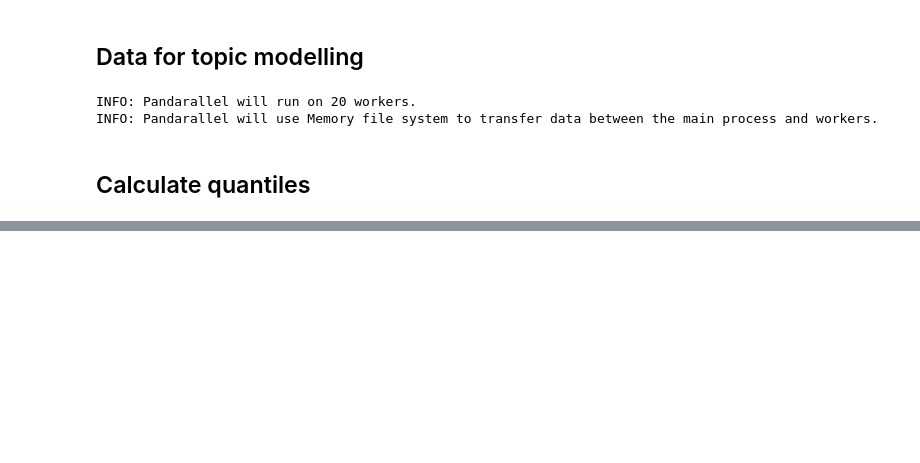
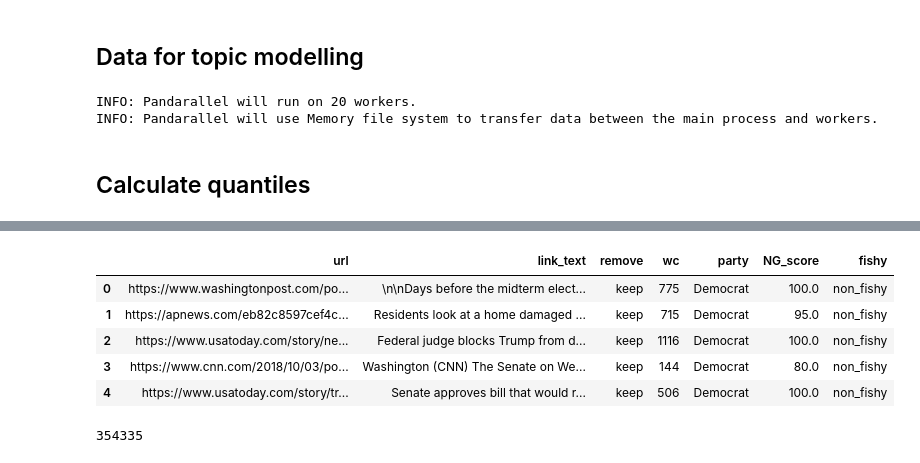
Before and after one commit to JanaLasser/new-ontology-of-truth, a Jupyter notebook: code/tweet_collection/wrangle_data.ipynb, the cells around one changed output, grey strips where cells are left out. Saved outputs shown, nothing was run; the diff lists cells and outputs as text; code cells hidden in the pictures; blank space fills up the shorter version.

```diff
--- a/code/tweet_collection/wrangle_data.ipynb
+++ b/code/tweet_collection/wrangle_data.ipynb
@@ -997,0 +1248,15 @@ tweets[cols].to_csv(
+# %%
+df = pd.read_csv("../../data/articles/article_corpus_clean.csv.gzip", compression="gzip")
+# %%
+df.head()
+# %% [output]
+|  | url | link_text | remove | wc | party | NG_score | fishy |
+| 0 | https://www.washingtonpost.com/po... | \n\nDays before the midterm elect... | keep | 775 | Democrat | 100.0 | non_fishy |
+| 1 | https://apnews.com/eb82c8597cef4c... | Residents look at a home damaged ... | keep | 715 | Democrat | 95.0 | non_fishy |
+| 2 | https://www.usatoday.com/story/ne... | Federal judge blocks Trump from d... | keep | 1116 | Democrat | 100.0 | non_fishy |
+| 3 | https://www.cnn.com/2018/10/03/po... | Washington (CNN) The Senate on We... | keep | 144 | Democrat | 80.0 | non_fishy |
+| 4 | https://www.usatoday.com/story/tr... | Senate approves bill that would r... | keep | 506 | Democrat | 100.0 | non_fishy |
+# %%
+len(df)
+# %% [output]
+354335
```
Also changed, not shown: parts of 56 cells of this notebook.
